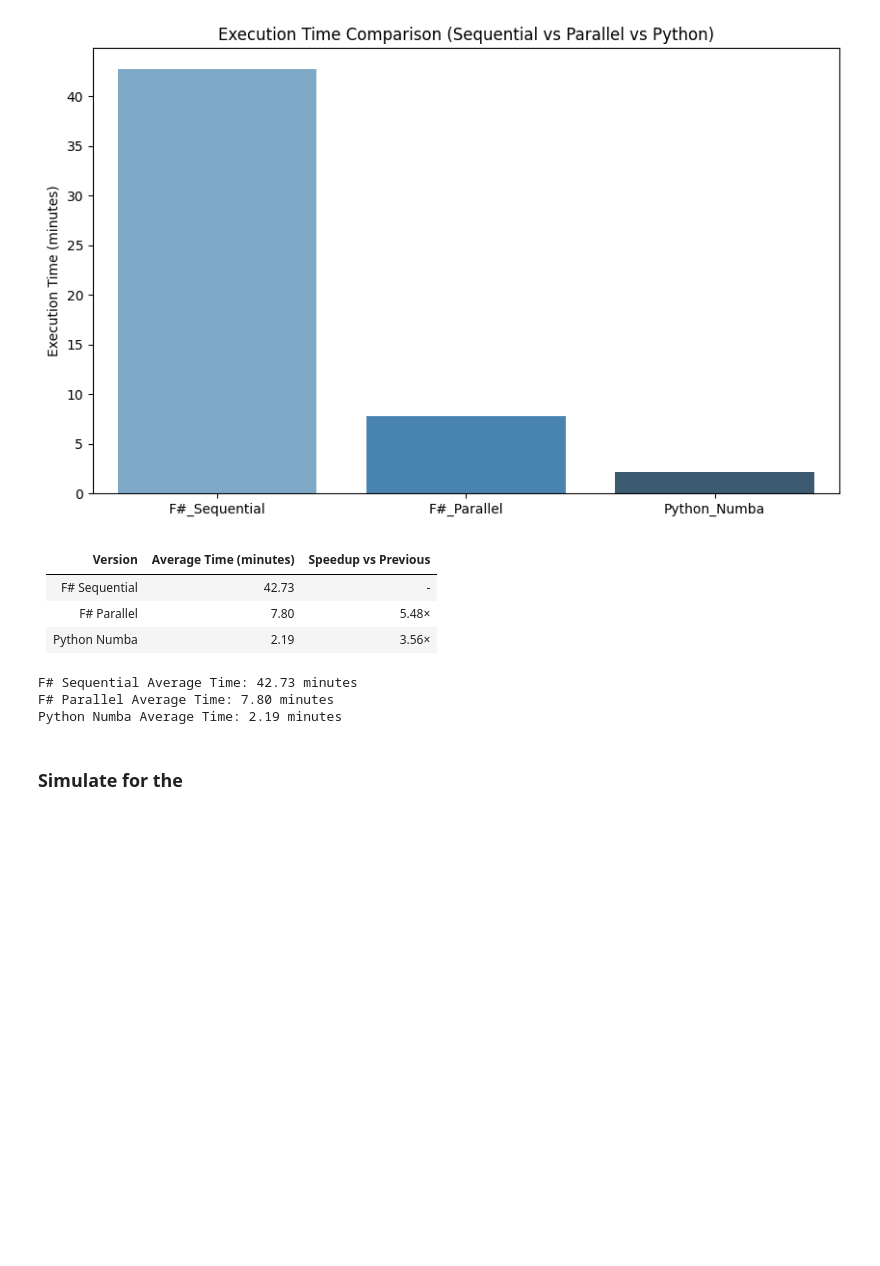
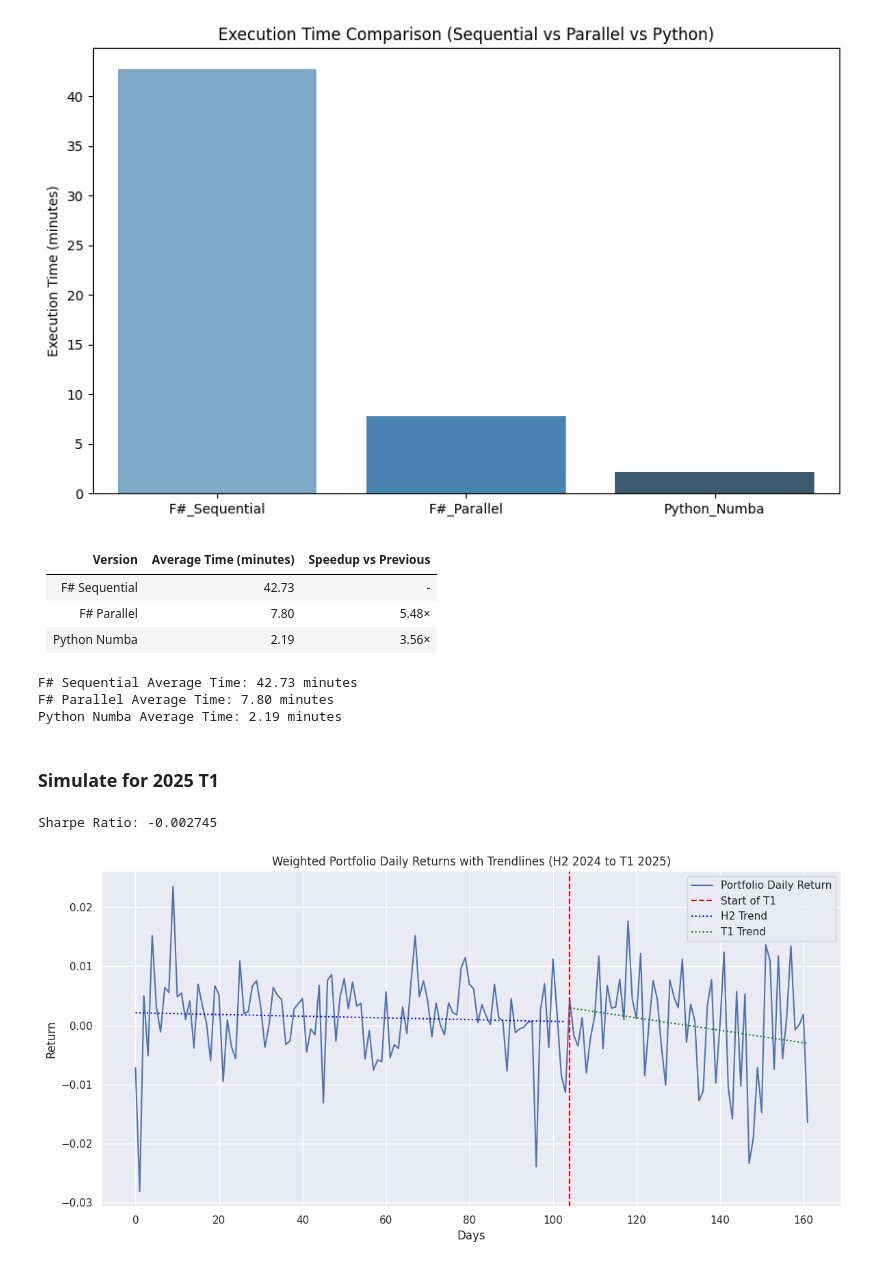
Before and after one commit to AndreCorreaSantos/functional-portfolio, a Jupyter notebook: python_analysis/main.ipynb, the cells around one changed output. Saved outputs shown, nothing was run; the diff lists cells and outputs as text; code cells hidden in the pictures; blank space fills up the shorter version.

```diff
--- a/python_analysis/main.ipynb
+++ b/python_analysis/main.ipynb
@@ -9,16 +9,23 @@ import pandas as pd
 
 # load all csvs from ../log/parallel and ../log/sequential
 parallel_times = []
+best = ([],[],0) # assets sharpe
 for i in range(1, 6):
     df = pd.read_csv(f'../log/parallel/parallel_{i}.csv')
     time = df['Execution Time (seconds)'].values[0]
     parallel_times.append(time)
+    if df['Sharpe Ratio'].values[0] > best[2]:
+        best = (df['Asset Name'].values,df['Weight'].values, df['Sharpe Ratio'].values[0])
 
 sequential_times = []
 for i in range(1, 6):
     df = pd.read_csv(f'../log/sequential/sequential_{i}.csv')
+
     time = df['Execution Time (seconds)'].values[0]
     sequential_times.append(time)
+    if df['Sharpe Ratio'].values[0] > best[2]:
+        best = (df['Asset Name'].values,df['Weight'].values, df['Sharpe Ratio'].values[0])
+
 
 # average the times
 parallel_avg = np.mean(parallel_times)
@@ -31,3 +38,7 @@ python_avg = pd.read_csv('../log/python_parallel/python_parallel.csv')['time_sec
 parallel_avg = parallel_avg / 60
 sequential_avg = sequential_avg / 60
 python_avg = python_avg / 60
+
+print(f"Best Sharpe Ratio: {best[2]}")
+print(f"weights: {best[1]}")
+print(f"Portfolio: {best[0]}")
@@ -73,4 +94,70 @@ F# Sequential Average Time: 42.73 minutes
 F# Parallel Average Time: 7.80 minutes
 Python Numba Average Time: 2.19 minutes
 # %% [markdown]
-### Simulate for the
+### Simulate for 2025 T1
+# %%
+import pandas as pd
+import numpy as np
+
+t1 = pd.read_csv('../data/dow_returns_2025_t1.csv')
+
+tickers, weights, _ = best
+
+returns = t1[list(tickers)]
+
+weights = np.array(weights)
+weights = weights / weights.sum()
+
+portfolio_returns = (returns * weights).sum(axis=1)
+
+mean_return = portfolio_returns.mean()
+std_return = portfolio_returns.std()
+sharpe_ratio = mean_return / std_return
+
+print(f"Sharpe Ratio: {sharpe_ratio:.6f}")
+# %% [output]
+Sharpe Ratio: -0.002745
+# %%
+import pandas as pd
+import matplotlib.pyplot as plt
+import seaborn as sns
+import numpy as np
+
+sns.set_theme(style="darkgrid")
+
+h2 = pd.read_csv('../data/dow_returns_2024_h2.csv')
+t1 = pd.read_csv('../data/dow_returns_2025_t1.csv')
+combined = pd.concat([h2, t1], ignore_index=True)
+assets, weights = best[0], best[1]
+weights_df = pd.Series(weights, index=assets)
+portfolio_data = combined[assets]
+daily_returns = portfolio_data.dot(weights_df)
+h2_end_index = len(h2)
+
+plt.figure(figsize=(12, 6))
+plt.plot(daily_returns, label='Portfolio Daily Return')
+
+plt.axvline(h2_end_index, color='red', linestyle='--', label='Start of T1')
+
+# trendline for H2
+x_h2 = np.arange(h2_end_index)
+y_h2 = daily_returns[:h2_end_index]
+coeffs_h2 = np.polyfit(x_h2, y_h2, 1)
+trend_h2 = np.poly1d(coeffs_h2)(x_h2)
+plt.plot(x_h2, trend_h2, color='blue', linestyle=':', label='H2 Trend')
+
+# trendline for T1
+x_t1 = np.arange(h2_end_index, len(daily_returns))
+y_t1 = daily_returns[h2_end_index:]
+coeffs_t1 = np.polyfit(x_t1, y_t1, 1)
+trend_t1 = np.poly1d(coeffs_t1)(x_t1)
+plt.plot(x_t1, trend_t1, color='green', linestyle=':', label='T1 Trend')
+
+plt.title('Weighted Portfolio Daily Returns with Trendlines (H2 2024 to T1 2025)')
+plt.xlabel('Days')
+plt.ylabel('Return')
+plt.legend()
+plt.tight_layout()
+plt.show()
+# %% [output]
+[figure, added]
```
Also changed, not shown: parts of 2 cells of this notebook, 9 other files.
